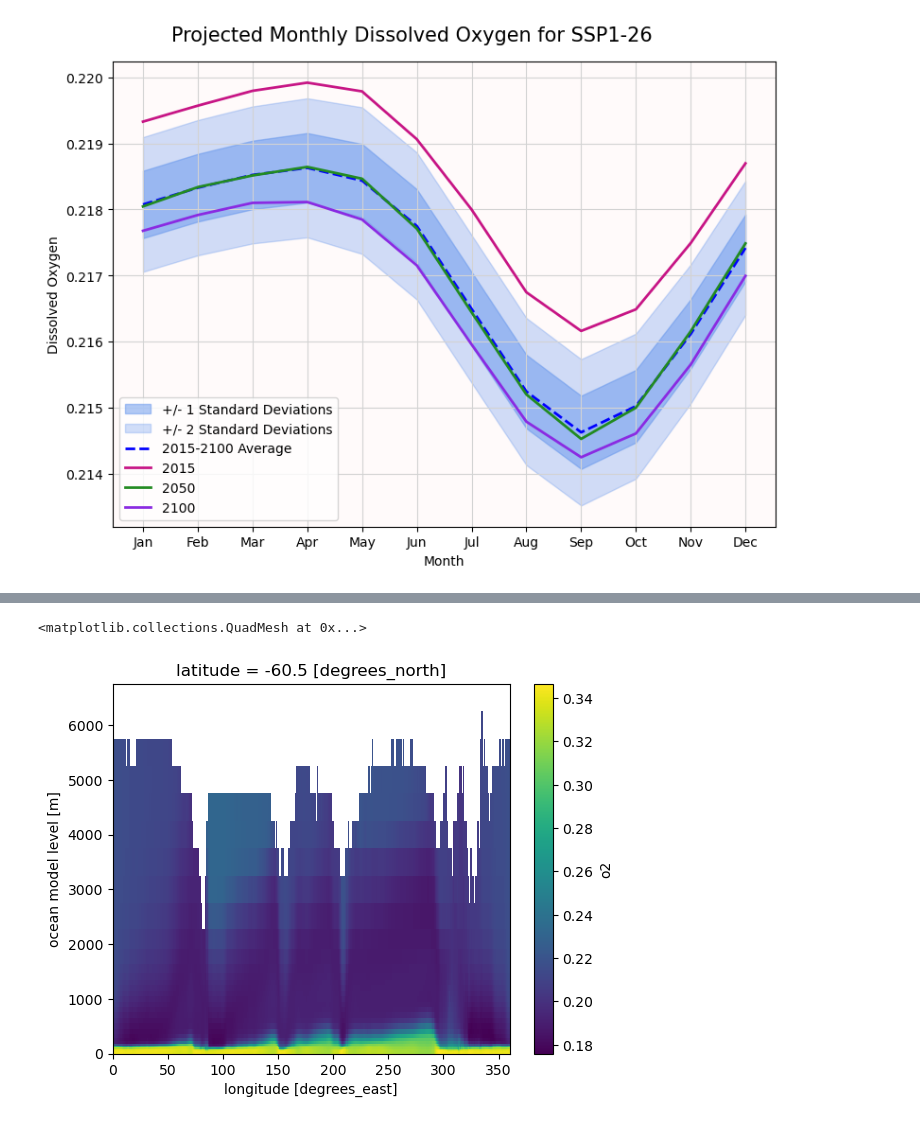
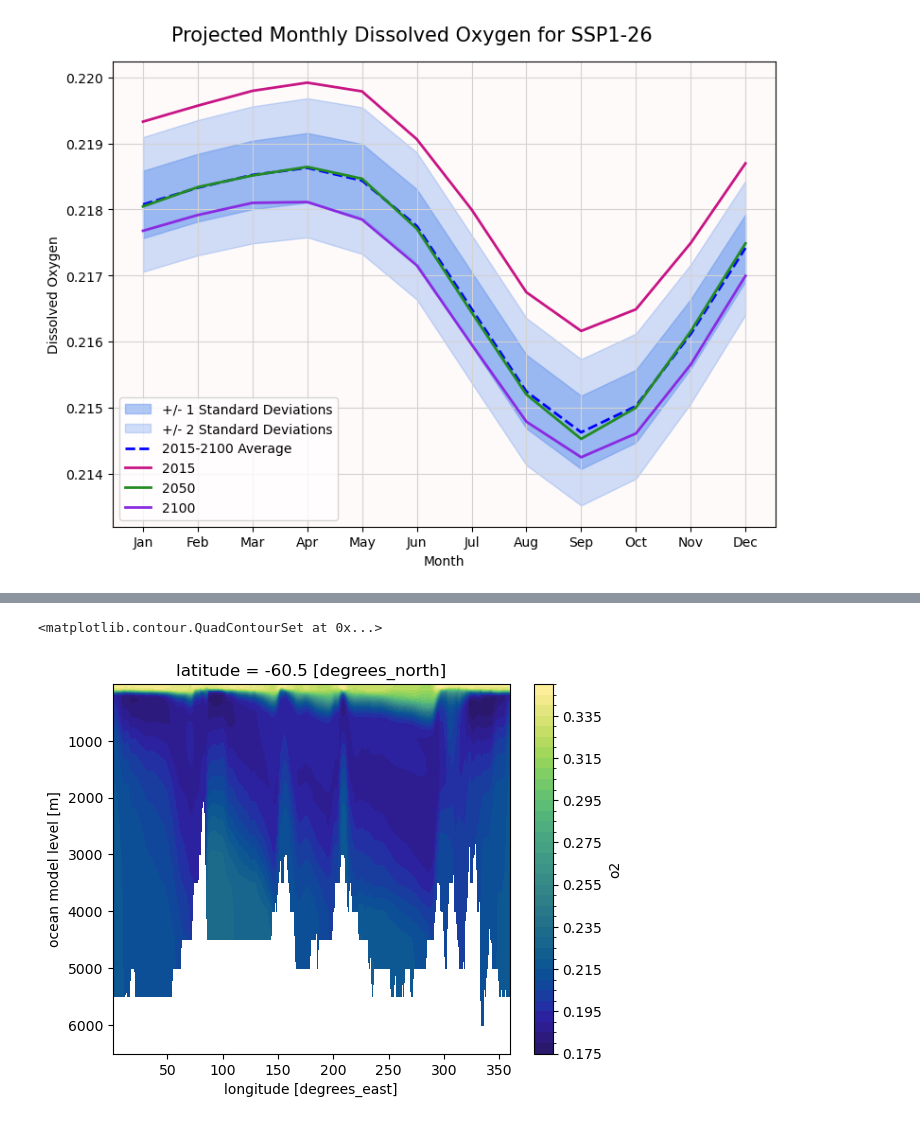
Before and after one commit to EES-3506-5506/final_holtzman, a Jupyter notebook: notebooks/Datasets.ipynb, the cells around one changed output, grey strips where cells are left out. Drawn from its saved outputs; the diff is of its cells as text; code cells hidden in the pictures.

```diff
--- a/notebooks/Datasets.ipynb
+++ b/notebooks/Datasets.ipynb
@@ -486,6 +547,7 @@ Wall time: 9min 15s
 # %%
 southern_zonal=O2.sel(latitude='-60.5').mean(dim='time')
-southern_zonal.plot()
+southern_zonal.plot.contourf(yincrease=False, levels=40,
+                            cmap=cmocean.cm.haline)
 # %% [output]
-<matplotlib.collections.QuadMesh at 0x...>
+<matplotlib.contour.QuadContourSet at 0x...>
-[figure, old version]
+[figure, new version]
```
Also changed, not shown: parts of 12 cells of this notebook.
